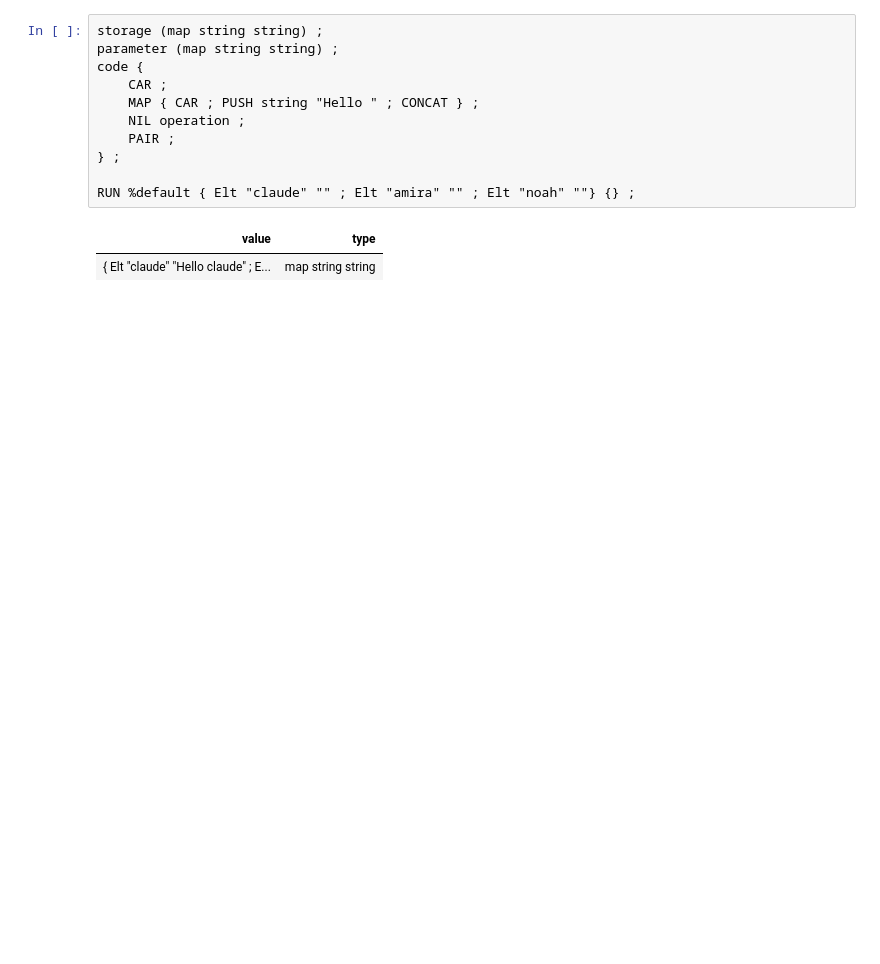
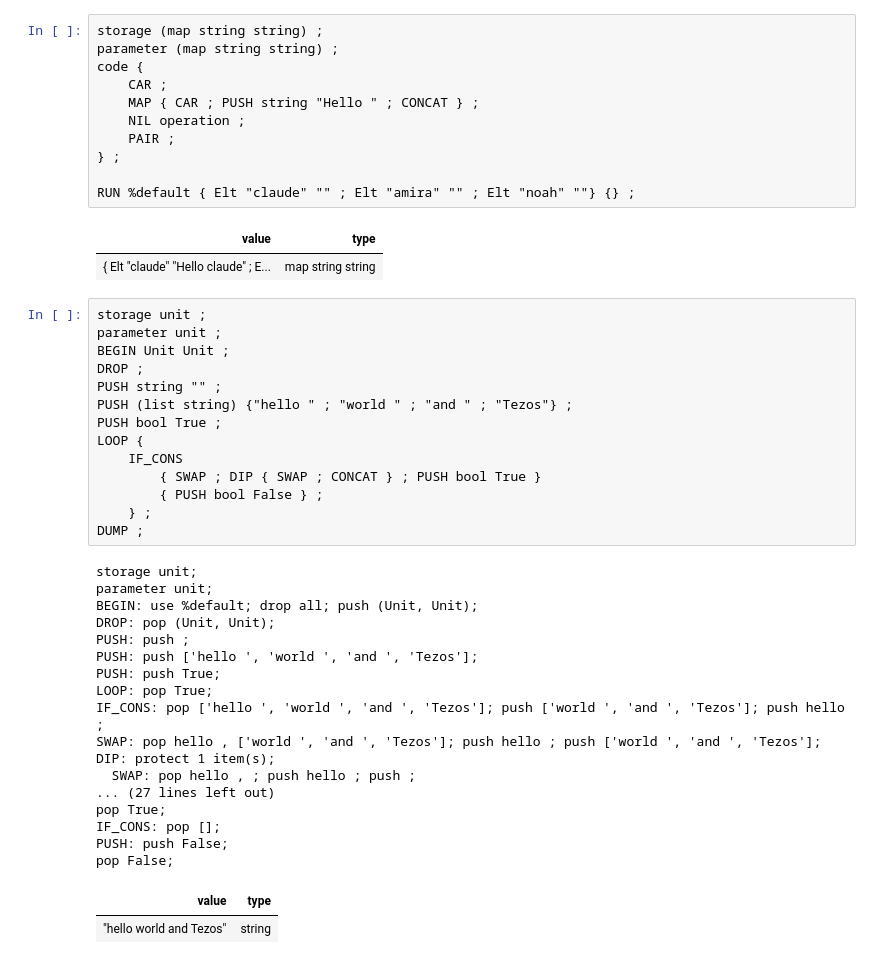
Before and after one commit to baking-bad/michelson-labs, a Jupyter notebook: notebooks/tutorials/Sandbox.ipynb, the cells around one changed output. Drawn from its saved outputs; the diff is of its cells as text; blank space fills up the shorter version.

```diff
--- a/notebooks/tutorials/Sandbox.ipynb
+++ b/notebooks/tutorials/Sandbox.ipynb
@@ -838,3 +833,37 @@ RUN %default { Elt "claude" "" ; Elt "amira" "" ; Elt "noah" ""} {} ;
 # %% [output]
 | value | type |
 | { Elt "claude" "Hello claude" ; E... | map string string |
+# %%
+storage unit ;
+parameter unit ;
+BEGIN Unit Unit ;
+DROP ;
+PUSH string "" ;
+PUSH (list string) {"hello " ; "world " ; "and " ; "Tezos"} ;
+PUSH bool True ;
+LOOP {
+    IF_CONS
+        { SWAP ; DIP { SWAP ; CONCAT } ; PUSH bool True }
+        { PUSH bool False } ;
+    } ;
+DUMP ;
+# %% [output]
+storage unit;
+parameter unit;
+BEGIN: use %default; drop all; push (Unit, Unit);
+DROP: pop (Unit, Unit);
+PUSH: push ;
+PUSH: push ['hello ', 'world ', 'and ', 'Tezos'];
+PUSH: push True;
+LOOP: pop True;
+IF_CONS: pop ['hello ', 'world ', 'and ', 'Tezos']; push ['world ', 'and ', 'Tezos']; push hello ;
+SWAP: pop hello , ['world ', 'and ', 'Tezos']; push hello ; push ['world ', 'and ', 'Tezos'];
+DIP: protect 1 item(s);
+  SWAP: pop hello , ; push hello ; push ;
+... (27 lines left out)
+pop True;
+IF_CONS: pop [];
+PUSH: push False;
+pop False;
+| value | type |
+| "hello world and Tezos" | string |
```
Also changed, not shown: parts of 2 cells of this notebook, 1 other file.
